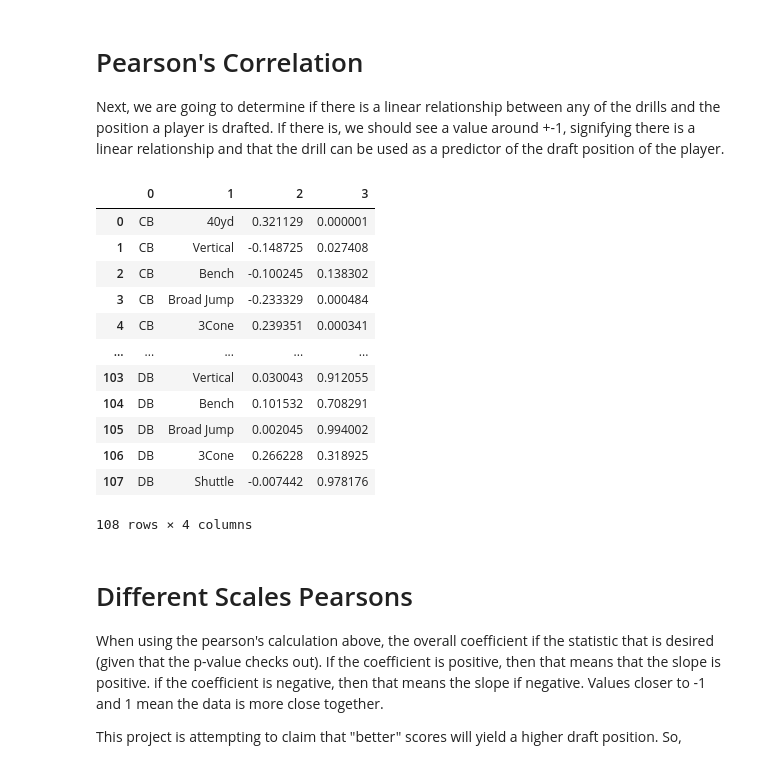
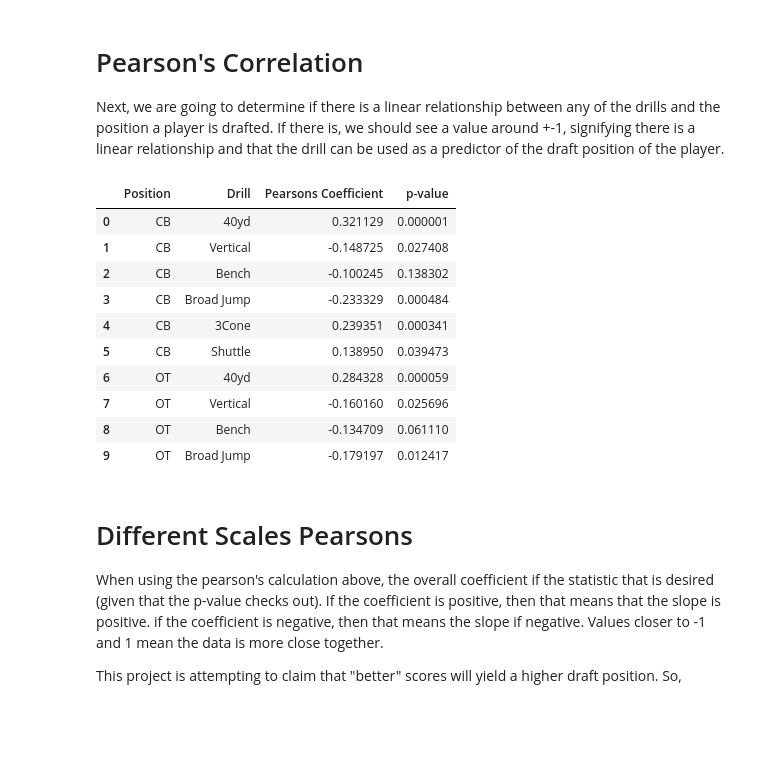
Before and after one commit to mcdonaldpmsoe/CSC2621-Final, a Jupyter notebook: main.ipynb, the cells around one changed output. Cells and saved outputs as stored; diff of their text form; code cells hidden in the pictures; blank space fills up the shorter version.

Commit message:
made Pearsons nicer

```diff
--- a/main.ipynb
+++ b/main.ipynb
@@ -393,29 +393,28 @@ Next, we are going to determine if there is a linear relationship between any of
 # %%
 pears_list = []
 for pos in filtered_positions:
     pos_df = merged_df[merged_df["Pos"] == pos]
     for drill in drills:
         pears, p = pearsonr(x=pos_df[drill], y=pos_df['overall'])
         pears_list.append([str(pos), drill, pears, p])
 
 pears_header = ["Position", "Drill", "Pearson Coefficient", "P value"]
 # print(tabulate(pears_list, headers=pears_header, tablefmt="grid"))
 pears_df = pd.DataFrame(pears_list)
-pears_df.head(108)
+pears_df.columns = ['Position', 'Drill', 'Pearsons Coefficient', 'p-value']
+pears_df.head(10)
 # %% [output]
-|  | 0 | 1 | 2 | 3 |
+|  | Position | Drill | Pearsons Coefficient | p-value |
 | 0 | CB | 40yd | 0.321129 | 0.000001 |
 | 1 | CB | Vertical | -0.148725 | 0.027408 |
 | 2 | CB | Bench | -0.100245 | 0.138302 |
 | 3 | CB | Broad Jump | -0.233329 | 0.000484 |
 | 4 | CB | 3Cone | 0.239351 | 0.000341 |
-| ... | ... | ... | ... | ... |
-| 103 | DB | Vertical | 0.030043 | 0.912055 |
-| 104 | DB | Bench | 0.101532 | 0.708291 |
-| 105 | DB | Broad Jump | 0.002045 | 0.994002 |
-| 106 | DB | 3Cone | 0.266228 | 0.318925 |
-| 107 | DB | Shuttle | -0.007442 | 0.978176 |
+| 5 | CB | Shuttle | 0.138950 | 0.039473 |
+| 6 | OT | 40yd | 0.284328 | 0.000059 |
+| 7 | OT | Vertical | -0.160160 | 0.025696 |
+| 8 | OT | Bench | -0.134709 | 0.061110 |
+| 9 | OT | Broad Jump | -0.179197 | 0.012417 |
-108 rows × 4 columns
 # %% [markdown]
 # Different Scales Pearsons
 When using the pearson's calculation above, the overall coefficient if the statistic that is desired (given that the p-value checks out). If the coefficient is positive, then that means that the slope is positive. if the coefficient is negative, then that means the slope if negative. Values closer to -1 and 1 mean the data is more close together.
```
Also changed, not shown: parts of 17 cells of this notebook.
